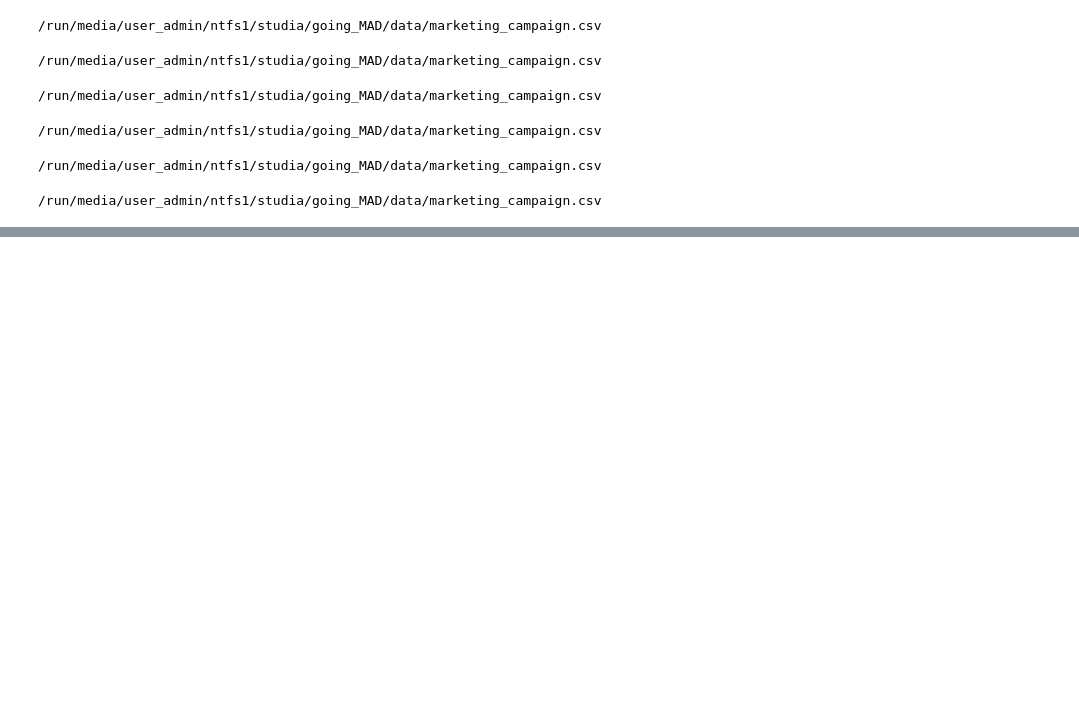
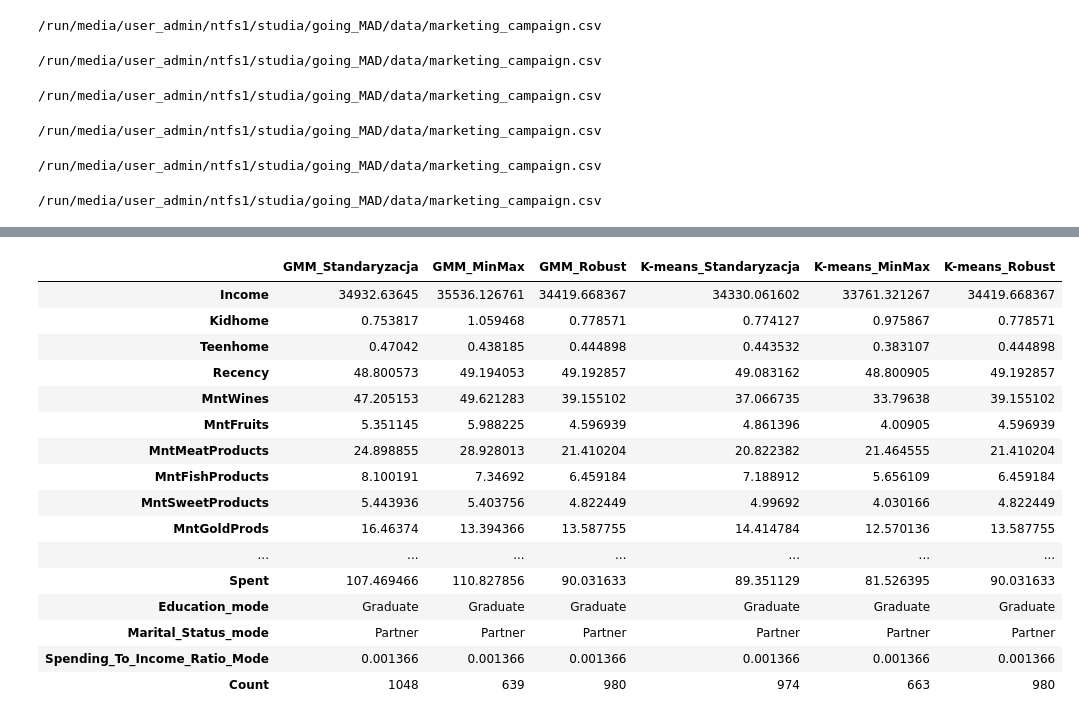
Before and after one commit to Noka993/customer-profile-analysis, a Jupyter notebook: notebooks/Comparison.ipynb, the cells around one changed output, grey strips where cells are left out. Saved outputs shown, nothing was run; the diff lists cells and outputs as text; code cells hidden in the pictures; blank space fills up the shorter version.

```diff
--- a/notebooks/Comparison.ipynb
+++ b/notebooks/Comparison.ipynb
@@ -173,0 +325,27 @@ K-means_Robust: 0.55
+# %%
+#klastry 3
+#cl0["GMM_Standaryzacja"]=result_summaries["GMM"]["Standaryzacja"][0]
+#cl0.head(28)
+cl.append(pd.DataFrame(columns=cow, index=row_names))
+for i in range(len(met1)):
+    for j in range(len(met2)):
+         cl[3][met1[i]+"_"+met2[j]]= result_summaries[met1[i]][met2[j]][3]
+cl[3].head(28)
+# %% [output]
+|  | GMM_Standaryzacja | GMM_MinMax | GMM_Robust | K-means_Standaryzacja | K-means_MinMax | K-means_Robust |
+| Income | 34932.63645 | 35536.126761 | 34419.668367 | 34330.061602 | 33761.321267 | 34419.668367 |
+| Kidhome | 0.753817 | 1.059468 | 0.778571 | 0.774127 | 0.975867 | 0.778571 |
+| Teenhome | 0.47042 | 0.438185 | 0.444898 | 0.443532 | 0.383107 | 0.444898 |
+| Recency | 48.800573 | 49.194053 | 49.192857 | 49.083162 | 48.800905 | 49.192857 |
+| MntWines | 47.205153 | 49.621283 | 39.155102 | 37.066735 | 33.79638 | 39.155102 |
+| MntFruits | 5.351145 | 5.988225 | 4.596939 | 4.861396 | 4.00905 | 4.596939 |
+| MntMeatProducts | 24.898855 | 28.928013 | 21.410204 | 20.822382 | 21.464555 | 21.410204 |
+| MntFishProducts | 8.100191 | 7.34692 | 6.459184 | 7.188912 | 5.656109 | 6.459184 |
+| MntSweetProducts | 5.443936 | 5.403756 | 4.822449 | 4.99692 | 4.030166 | 4.822449 |
+| MntGoldProds | 16.46374 | 13.394366 | 13.587755 | 14.414784 | 12.570136 | 13.587755 |
+| ... | ... | ... | ... | ... | ... | ... |
+| Spent | 107.469466 | 110.827856 | 90.031633 | 89.351129 | 81.526395 | 90.031633 |
+| Education_mode | Graduate | Graduate | Graduate | Graduate | Graduate | Graduate |
+| Marital_Status_mode | Partner | Partner | Partner | Partner | Partner | Partner |
+| Spending_To_Income_Ratio_Mode | 0.001366 | 0.001366 | 0.001366 | 0.001366 | 0.001366 | 0.001366 |
+| Count | 1048 | 639 | 980 | 974 | 663 | 980 |
```
Also changed, not shown: parts of 11 cells of this notebook, 1 other file.
